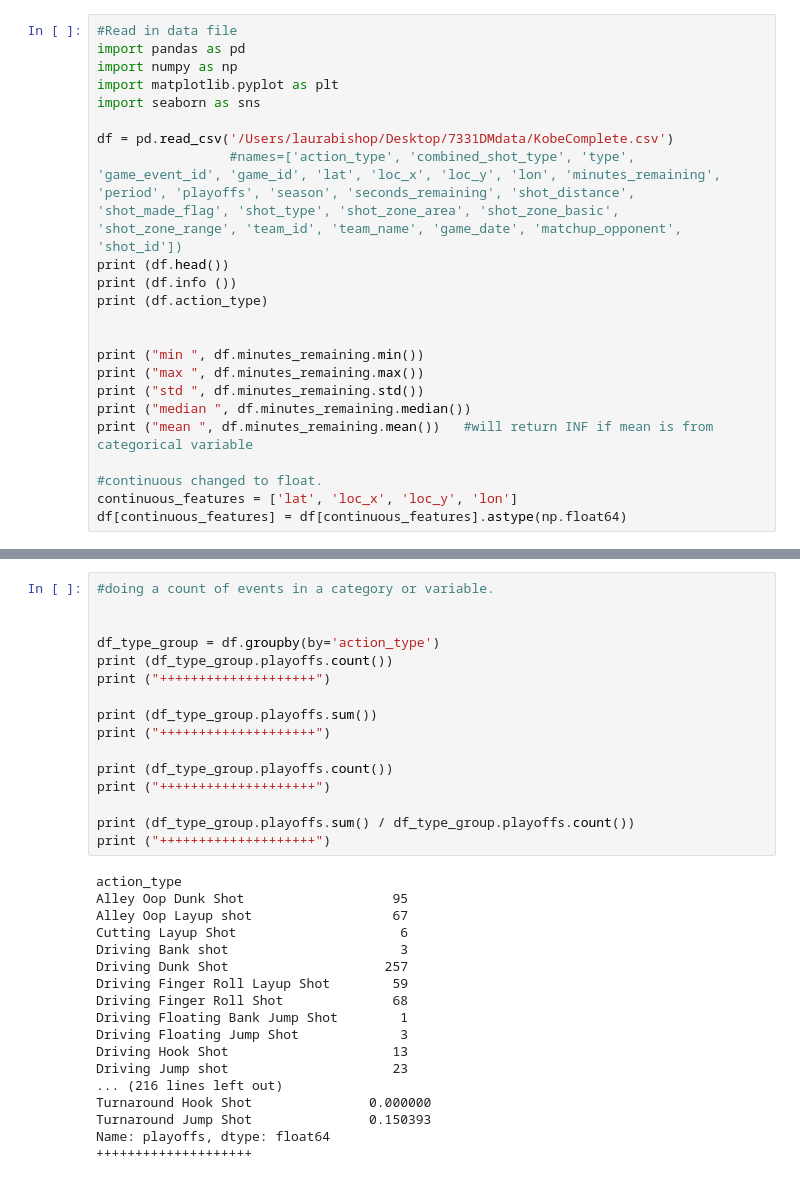
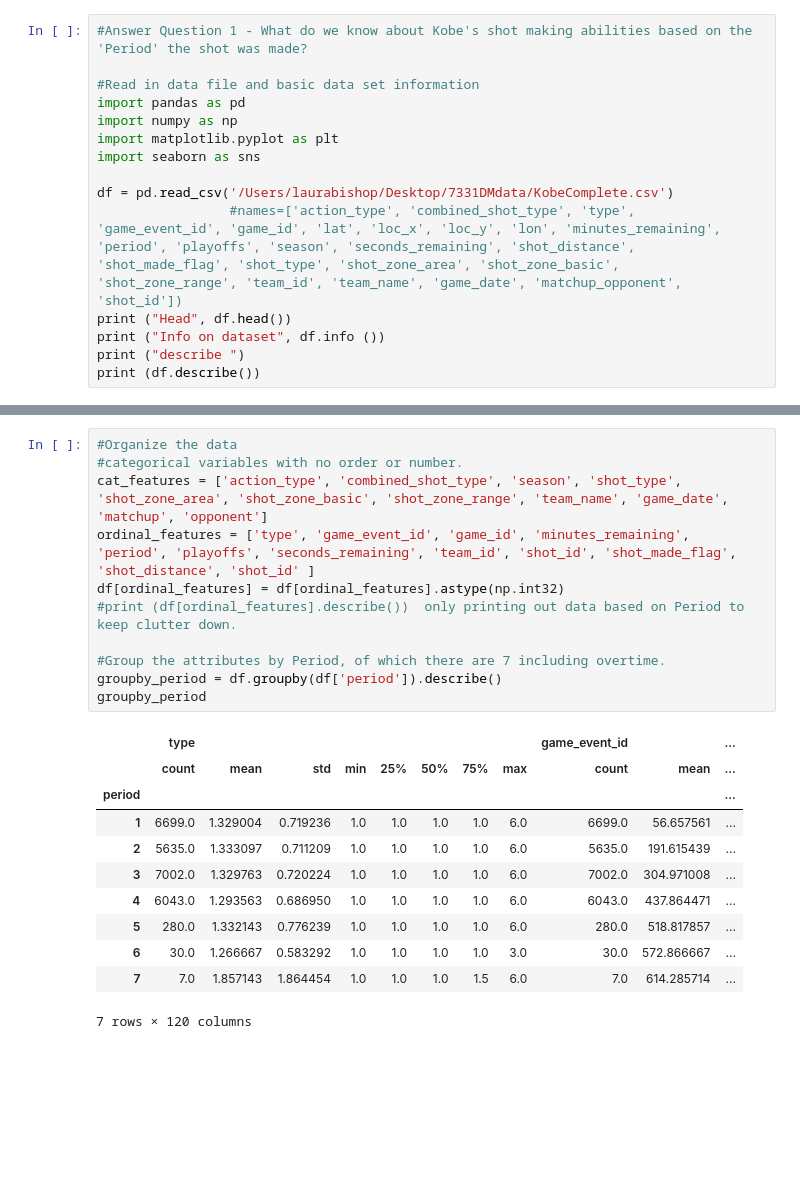
Before and after one commit to AustinLVB/KaggleKobe, a Jupyter notebook: Project1VisualizationLVBISHOP.ipynb, the cells around one changed output, grey strips where cells are left out. Cells and saved outputs as stored; diff of their text form; blank space fills up the shorter version.

```diff
--- a/Project1VisualizationLVBISHOP.ipynb
+++ b/Project1VisualizationLVBISHOP.ipynb
@@ -45,5 +70,7 @@ using 5,000 rows of from the original data set as the test data.
 # %%
-#Read in data file
+#Answer Question 1 - What do we know about Kobe's shot making abilities based on the 'Period' the shot was made?
+
+#Read in data file and basic data set information
 import pandas as pd
 import numpy as np
 import matplotlib.pyplot as plt
@@ -51,18 +78,8 @@ import seaborn as sns
 
 df = pd.read_csv('/Users/laurabishop/Desktop/7331DMdata/KobeComplete.csv')
                  #names=['action_type', 'combined_shot_type', 'type', 'game_event_id', 'game_id', 'lat', 'loc_x', 'loc_y', 'lon', 'minutes_remaining', 'period', 'playoffs', 'season', 'seconds_remaining', 'shot_distance', 'shot_made_flag', 'shot_type', 'shot_zone_area', 'shot_zone_basic', 'shot_zone_range', 'team_id', 'team_name', 'game_date', 'matchup_opponent', 'shot_id'])
-print (df.head())
-print (df.info ())
-print (df.action_type)
-
-
-print ("min ", df.minutes_remaining.min())
-print ("max ", df.minutes_remaining.max())
-print ("std ", df.minutes_remaining.std())
-print ("median ", df.minutes_remaining.median())
-print ("mean ", df.minutes_remaining.mean())   #will return INF if mean is from categorical variable
-
-#continuous changed to float.
-continuous_features = ['lat', 'loc_x', 'loc_y', 'lon']
-df[continuous_features] = df[continuous_features].astype(np.float64)
+print ("Head", df.head())
+print ("Info on dataset", df.info ())
+print ("describe ")
+print (df.describe())
 # %% [output]
@@ -219,34 +103,23 @@ float(len(df[df.playoffs==1]))/len(df)*100.0
-# %%
-#doing a count of events in a category or variable.
-
-
-df_type_group = df.groupby(by='action_type')
-print (df_type_group.playoffs.count())
-print ("++++++++++++++++++++")
-
-print (df_type_group.playoffs.sum())
-print ("++++++++++++++++++++")
-
-print (df_type_group.playoffs.count())
-print ("++++++++++++++++++++")
-
-print (df_type_group.playoffs.sum() / df_type_group.playoffs.count())
-print ("++++++++++++++++++++")
-# %% [output]
-action_type
-Alley Oop Dunk Shot                   95
-Alley Oop Layup shot                  67
-Cutting Layup Shot                     6
-Driving Bank shot                      3
-Driving Dunk Shot                    257
-Driving Finger Roll Layup Shot        59
-Driving Finger Roll Shot              68
-Driving Floating Bank Jump Shot        1
-Driving Floating Jump Shot             3
-Driving Hook Shot                     13
-Driving Jump shot                     23
-... (216 lines left out)
-Turnaround Hook Shot               0.000000
-Turnaround Jump Shot               0.150393
-Name: playoffs, dtype: float64
-++++++++++++++++++++
+# %%
+#Organize the data
+#categorical variables with no order or number.
+cat_features = ['action_type', 'combined_shot_type', 'season', 'shot_type', 'shot_zone_area', 'shot_zone_basic', 'shot_zone_range', 'team_name', 'game_date', 'matchup', 'opponent']
+ordinal_features = ['type', 'game_event_id', 'game_id', 'minutes_remaining', 'period', 'playoffs', 'seconds_remaining', 'team_id', 'shot_id', 'shot_made_flag', 'shot_distance', 'shot_id' ]
+df[ordinal_features] = df[ordinal_features].astype(np.int32)
+#print (df[ordinal_features].describe())  only printing out data based on Period to keep clutter down.
+
+#Group the attributes by Period, of which there are 7 including overtime.
+groupby_period = df.groupby(df['period']).describe()
+groupby_period
+# %% [output]
+|  | type |  |  |  |  |  |  |  | game_event_id |  | ... |
+|  | count | mean | std | min | 25% | 50% | 75% | max | count | mean | ... |
+| period |  |  |  |  |  |  |  |  |  |  | ... |
+| 1 | 6699.0 | 1.329004 | 0.719236 | 1.0 | 1.0 | 1.0 | 1.0 | 6.0 | 6699.0 | 56.657561 | ... |
+| 2 | 5635.0 | 1.333097 | 0.711209 | 1.0 | 1.0 | 1.0 | 1.0 | 6.0 | 5635.0 | 191.615439 | ... |
+| 3 | 7002.0 | 1.329763 | 0.720224 | 1.0 | 1.0 | 1.0 | 1.0 | 6.0 | 7002.0 | 304.971008 | ... |
+| 4 | 6043.0 | 1.293563 | 0.686950 | 1.0 | 1.0 | 1.0 | 1.0 | 6.0 | 6043.0 | 437.864471 | ... |
+| 5 | 280.0 | 1.332143 | 0.776239 | 1.0 | 1.0 | 1.0 | 1.0 | 6.0 | 280.0 | 518.817857 | ... |
+| 6 | 30.0 | 1.266667 | 0.583292 | 1.0 | 1.0 | 1.0 | 1.0 | 3.0 | 30.0 | 572.866667 | ... |
+| 7 | 7.0 | 1.857143 | 1.864454 | 1.0 | 1.0 | 1.0 | 1.5 | 6.0 | 7.0 | 614.285714 | ... |
+7 rows × 120 columns
```
Also changed, not shown: parts of 34 cells of this notebook.
